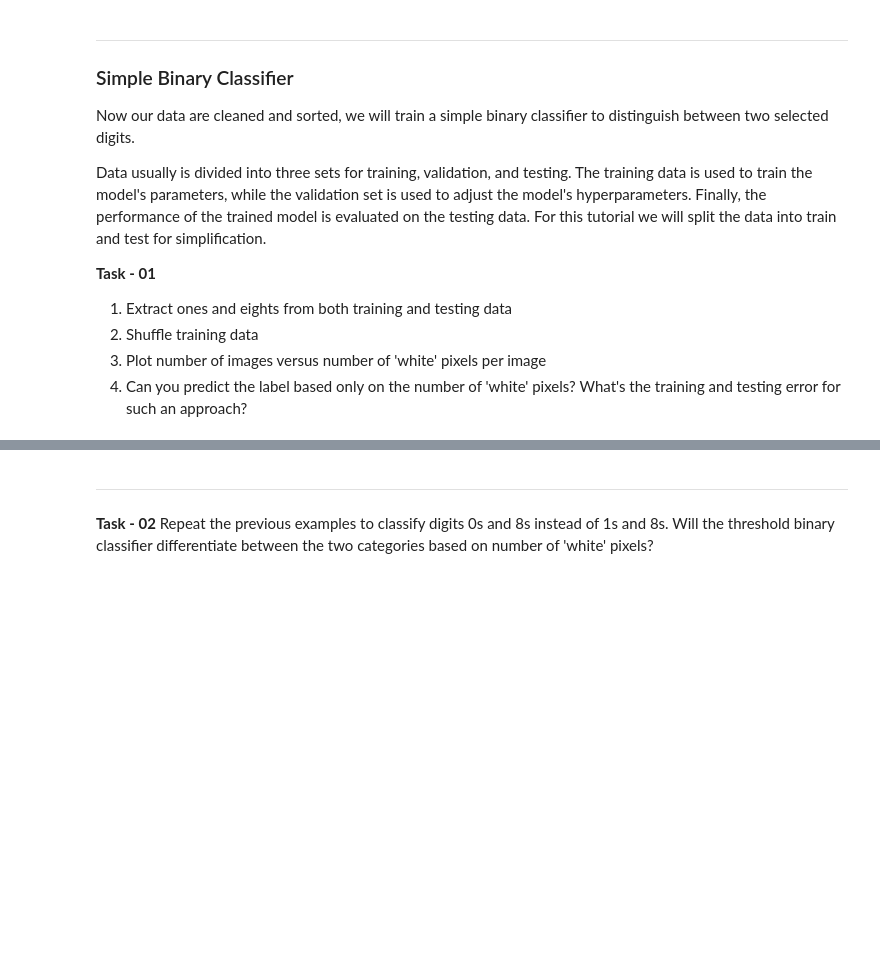
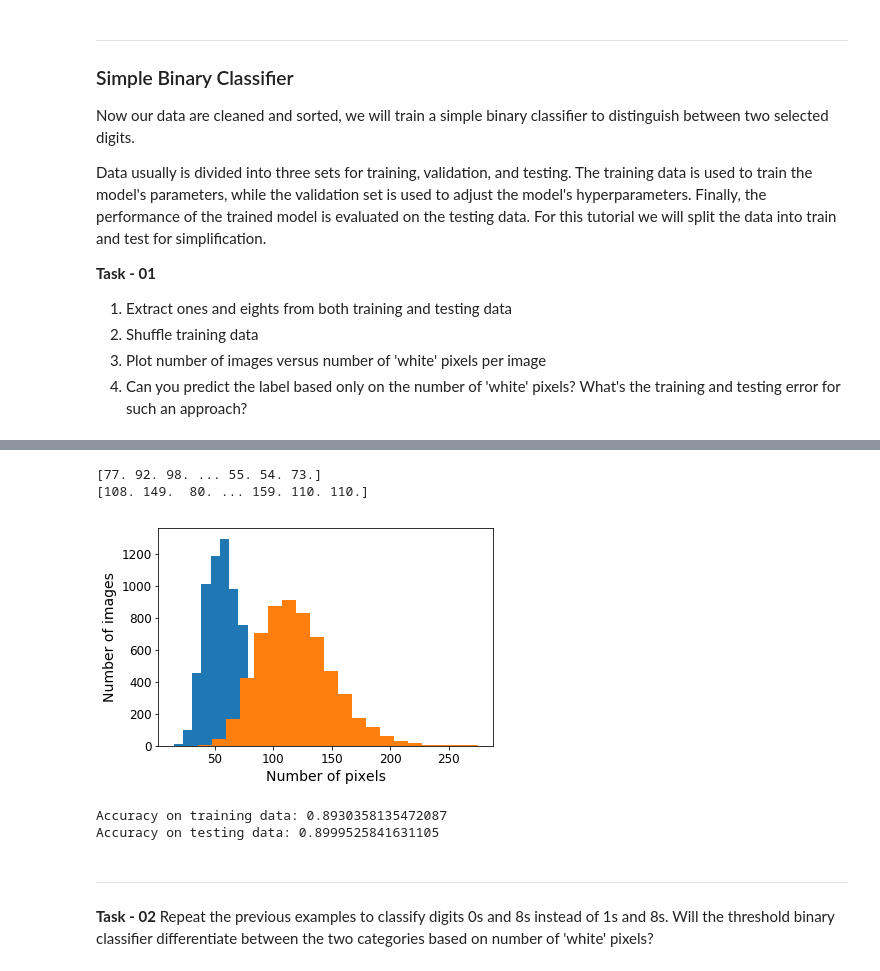
Before and after one commit to kentheo/mli-tutorials, a Jupyter notebook: MLI-Tutorial-1.ipynb, the cells around one changed output, grey strips where cells are left out. Drawn from its saved outputs; the diff is of its cells as text; code cells hidden in the pictures; blank space fills up the shorter version.

```diff
--- a/MLI-Tutorial-1.ipynb
+++ b/MLI-Tutorial-1.ipynb
@@ -142,2 +161,31 @@ pass
+# %%
+############################################################################
+# Q:plot number of images versus number of 'white' foreground pixels
+# for both 1s and 8s classes
+############################################################################
+# sorted_selected, sorted_ones_labels = sort_data(selected_train_data, selected_train_labels)
+# plot_digits(sorted_selected[0:50])
+# plot_digits(sorted_selected[8000:8050])
+# plt.show()
+selected_ones = selected_train_data[selected_train_labels==0]
+selected_eights = selected_train_data[selected_train_labels==1]
+num_ones = len(selected_ones)
+num_eights = len(selected_eights)
+
+white_ones = np.sum(selected_ones, axis = 1)
+white_eights = np.sum(selected_eights, axis = 1)
+print(white_ones)
+print(white_eights)
+
+# Histogram
+plt.hist(white_ones, bins = 20)
+plt.hist(white_eights, bins = 20)
+plt.xlabel('Number of pixels')
+plt.ylabel('Number of images')
+plt.show()
+# %% [output]
+[77. 92. 98. ... 55. 54. 73.]
+[108. 149.  80. ... 159. 110. 110.]
+[figure, added]
 # %%
 ############################################################################
@@ -161,3 +206,19 @@ pass
+# %%
+############################################################################
+# Q: calculate both training and testing accuracy
+# You should get accuracies around 89-90%
+############################################################################
+
+train_pred = classify_digits(selected_train_data, threshold)
+test_pred = classify_digits(selected_test_data, threshold)
+
+train_accuracy = np.sum(train_pred == selected_train_labels) / selected_train_labels.shape[0]
+test_accuracy = np.sum(test_pred == selected_test_labels) / selected_test_labels.shape[0]
+print('Accuracy on training data:', train_accuracy)
+print('Accuracy on testing data:', test_accuracy)
+# %% [output]
+Accuracy on training data: 0.8930358135472087
+Accuracy on testing data: 0.8999525841631105
 # %% [markdown]
 ---
 **Task - 02**
```
Also changed, not shown: parts of 13 cells of this notebook, 7 other files.
